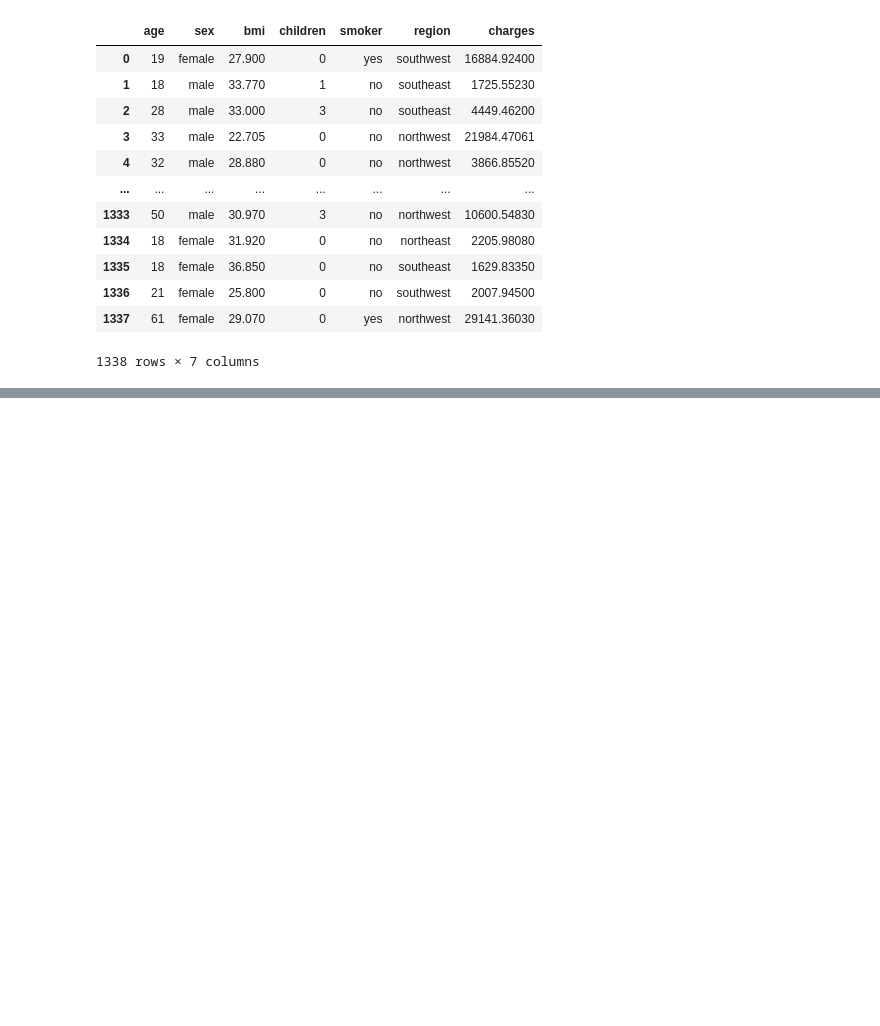
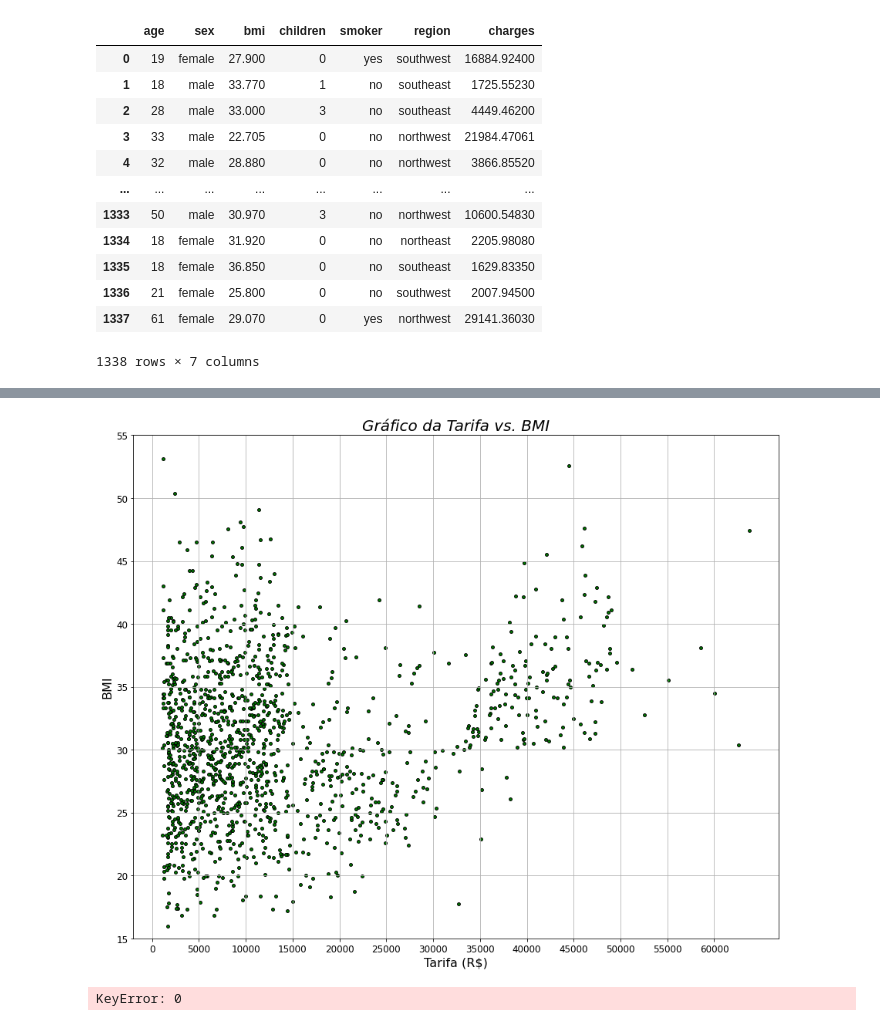
Before and after one commit to KndHvH/367, a Jupyter notebook: FIAP/MachineLearning/checkpoints/2/ML - Checkpoint2e3 - NOME.ipynb, the cells around one changed output, grey strips where cells are left out. Saved outputs shown, nothing was run; the diff lists cells and outputs as text; code cells hidden in the pictures; blank space fills up the shorter version.

```diff
--- a/FIAP/MachineLearning/checkpoints/2/ML - Checkpoint2e3 - NOME.ipynb
+++ b/FIAP/MachineLearning/checkpoints/2/ML - Checkpoint2e3 - NOME.ipynb
@@ -96,0 +150,26 @@ df.describe()
+# %%
+fig, ax = plt.subplots(figsize=(15, 12))
+# ax.scatter(df["charges"], df["bmi"])
+ax.set_title("Gráfico da Tarifa vs. BMI",
+            fontsize=20, fontstyle="italic")
+ax.set_ylabel("BMI", fontsize=16)
+ax.set_xlabel("Tarifa (R$)", fontsize=16)
+
+ax.grid(True)
+
+ax.set_xticks([i for i in range(0, 65000, 5000)])
+ax.tick_params(axis="x", labelsize=12)
+ax.set_ylim(15, 55)
+ax.tick_params(axis="y", labelsize=12)
+
+ax.scatter(x=df["charges"], y=df["bmi"], c="green", s=15, edgecolors="k")
+plt.show()
+# %% [output]
+[figure, added]
+# %%
+occur = df.groupby(['age']).size()
+occur[0]
+# for i in df["age"]:
+#     print(i)
+# %% [output]
+KeyError: 0
```
Also changed, not shown: parts of 7 cells of this notebook, 1 other file.
